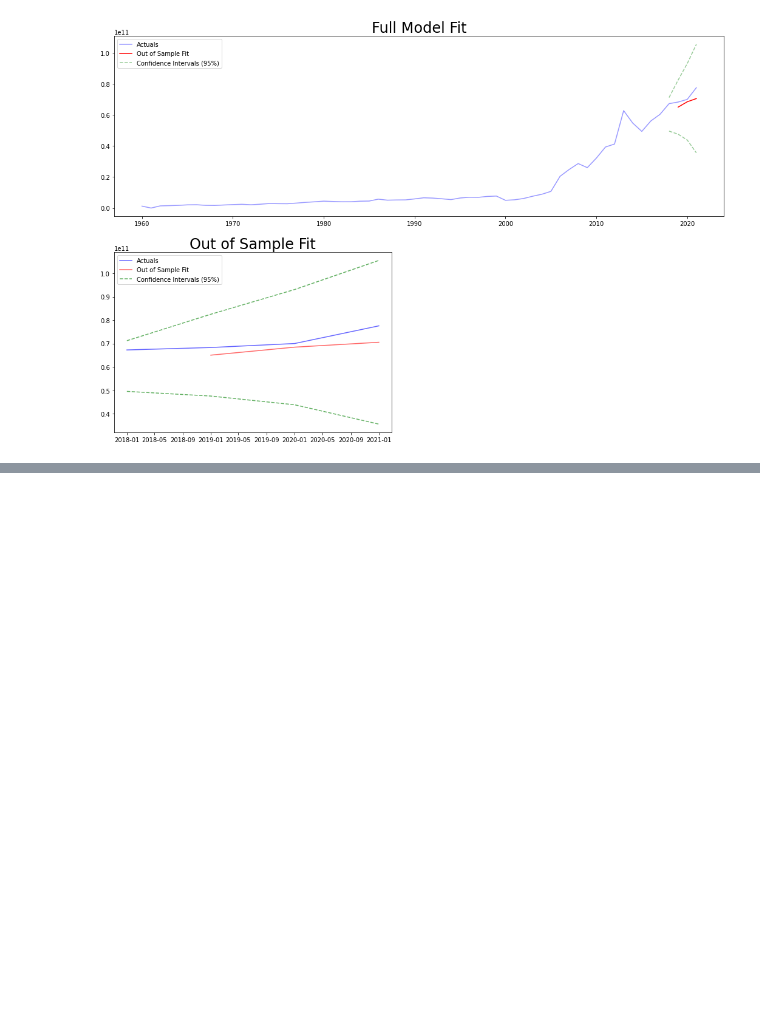
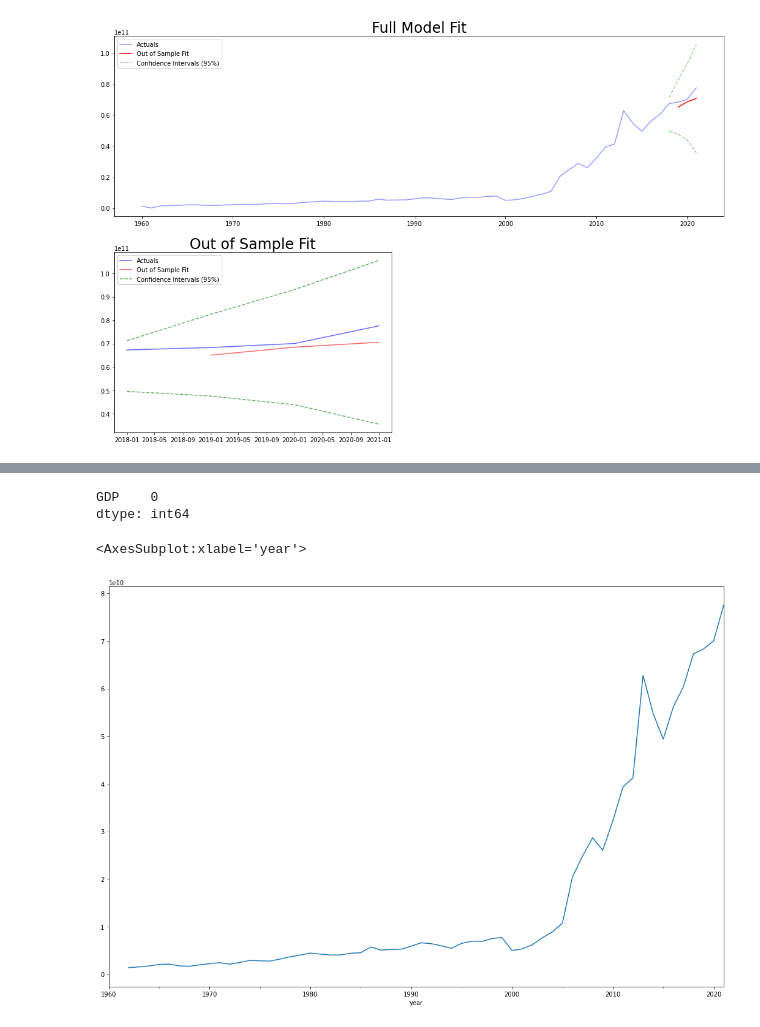
Before and after one commit to sphinxscorp/SF_data_science, a Jupyter notebook: MATH&ML-13. Временные ряды. Часть II/project-Ghana_GDP.ipynb, the cells around one changed output, grey strips where cells are left out. Saved outputs shown, nothing was run; the diff lists cells and outputs as text; code cells hidden in the pictures; blank space fills up the shorter version.

```diff
--- a/MATH&ML-13. Временные ряды. Часть II/project-Ghana_GDP.ipynb
+++ b/MATH&ML-13. Временные ряды. Часть II/project-Ghana_GDP.ipynb
@@ -255,0 +275,13 @@ Warnings:
+# %%
+data.isna().sum()
+# %% [output]
+GDP    0
+dtype: int64
+# %%
+import numpy as np
+data['GDP'] = data['GDP'].apply(lambda x: np.nan if x==0 else x)
+# %%
+data.GDP.plot()
+# %% [output]
+<AxesSubplot:xlabel='year'>
+[figure, added]
```
Also changed, not shown: parts of 52 cells of this notebook.
